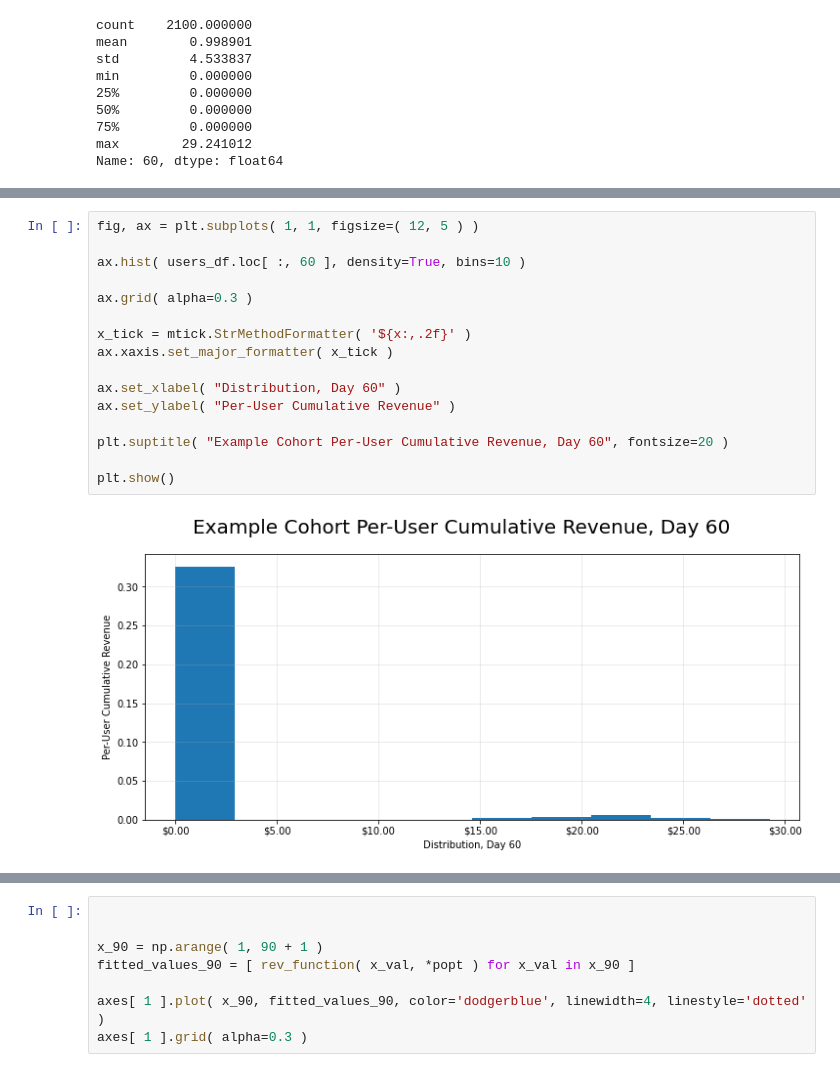
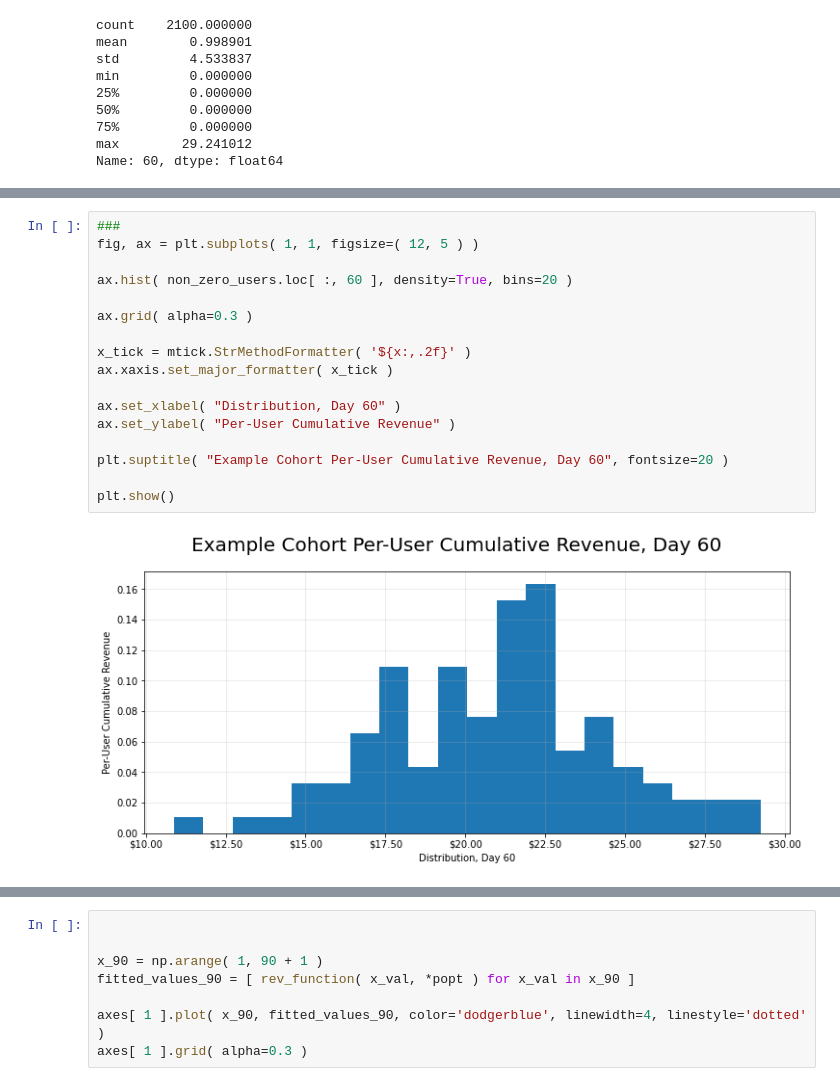
Before and after one commit to ESeufert/MDM_POSTS, a Jupyter notebook: POSTS/bootstrap_ltv/notebook.ipynb, the cells around one changed output, grey strips where cells are left out. Drawn from its saved outputs; the diff is of its cells as text.

```diff
--- a/POSTS/bootstrap_ltv/notebook.ipynb
+++ b/POSTS/bootstrap_ltv/notebook.ipynb
@@ -103,19 +119,20 @@ plt.show()
-# %%
-fig, ax = plt.subplots( 1, 1, figsize=( 12, 5 ) )
-
-ax.hist( users_df.loc[ :, 60 ], density=True, bins=10 )
-
-ax.grid( alpha=0.3 )
-
-x_tick = mtick.StrMethodFormatter( '${x:,.2f}' )
-ax.xaxis.set_major_formatter( x_tick )
-
-ax.set_xlabel( "Distribution, Day 60" )
-ax.set_ylabel( "Per-User Cumulative Revenue" )
-
-plt.suptitle( "Example Cohort Per-User Cumulative Revenue, Day 60", fontsize=20 )
-
-plt.show()
-# %% [output]
-[figure, removed]
+# %%
+###
+fig, ax = plt.subplots( 1, 1, figsize=( 12, 5 ) )
+
+ax.hist( non_zero_users.loc[ :, 60 ], density=True, bins=20 )
+
+ax.grid( alpha=0.3 )
+
+x_tick = mtick.StrMethodFormatter( '${x:,.2f}' )
+ax.xaxis.set_major_formatter( x_tick )
+
+ax.set_xlabel( "Distribution, Day 60" )
+ax.set_ylabel( "Per-User Cumulative Revenue" )
+
+plt.suptitle( "Example Cohort Per-User Cumulative Revenue, Day 60", fontsize=20 )
+
+plt.show()
+# %% [output]
+[figure, added]
 # %%
```
Also changed, not shown: parts of 6 cells of this notebook.
